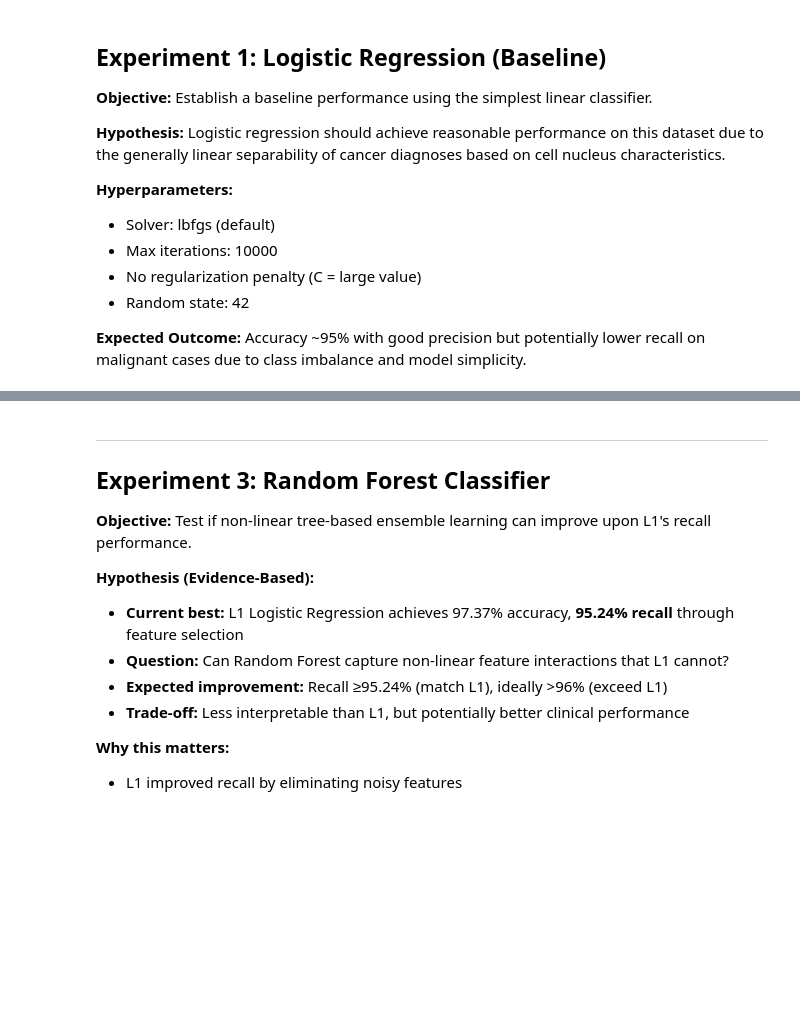
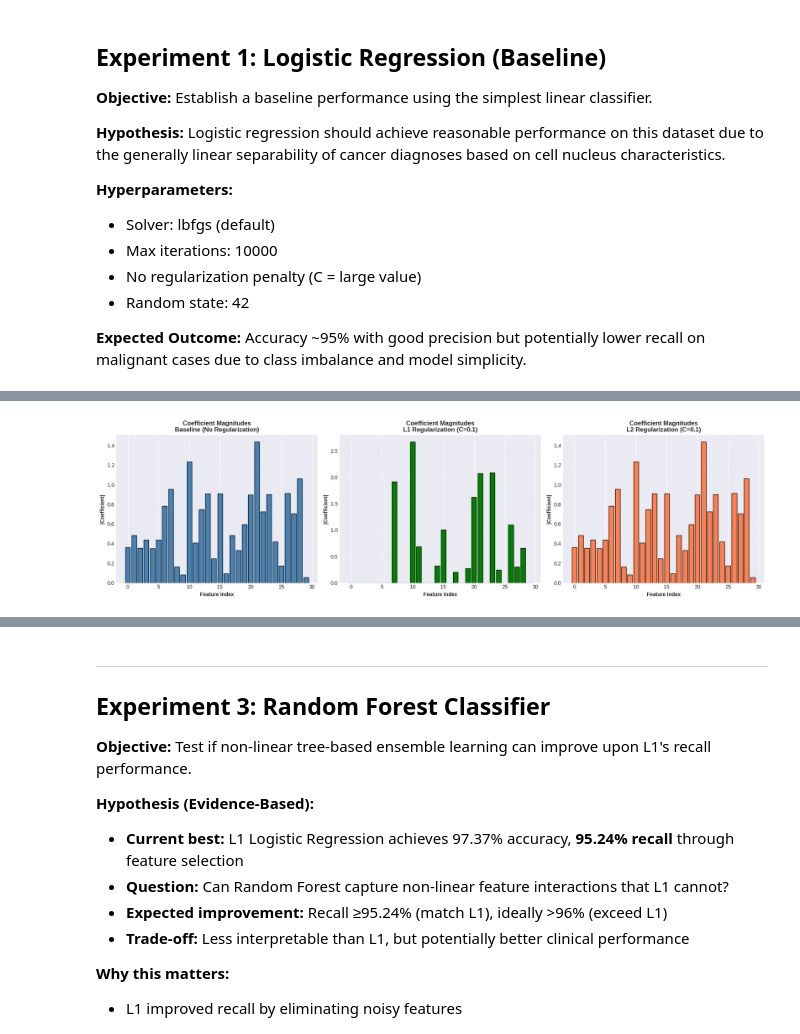
Before and after one commit to Elvis-Kayonga/Summative_Assignment-_Model_Training_Evaluation, a Jupyter notebook: breast_cancer_ml_dl_comparison.ipynb, the cells around one changed output, grey strips where cells are left out. Drawn from its saved outputs; the diff is of its cells as text; code cells hidden in the pictures; blank space fills up the shorter version.

```diff
--- a/breast_cancer_ml_dl_comparison.ipynb
+++ b/breast_cancer_ml_dl_comparison.ipynb
@@ -967,29 +1179,31 @@ joblib.dump(lr_l2, os.path.join(MODELS_DIR, 'exp2b_logistic_regression_l2.pkl'))
 # %%
 # Compare coefficient magnitudes
 fig, axes = plt.subplots(1, 3, figsize=(18, 5))
 
 # Baseline coefficients
 axes[0].bar(range(len(lr_baseline.coef_[0])), np.abs(lr_baseline.coef_[0]), color='steelblue', edgecolor='black')
 axes[0].set_title('Coefficient Magnitudes\nBaseline (No Regularization)', fontsize=12, fontweight='bold')
 axes[0].set_xlabel('Feature Index', fontsize=10, fontweight='bold')
 axes[0].set_ylabel('|Coefficient|', fontsize=10, fontweight='bold')
 axes[0].grid(axis='y', alpha=0.3)
 
 # L1 coefficients
 axes[1].bar(range(len(lr_l1.coef_[0])), np.abs(lr_l1.coef_[0]), color='green', edgecolor='black')
-axes[1].set_title('Coefficient Magnitudes\nL1 Regularization (C=1.0)', fontsize=12, fontweight='bold')
+axes[1].set_title('Coefficient Magnitudes\nL1 Regularization (C=0.1)', fontsize=12, fontweight='bold')
 axes[1].set_xlabel('Feature Index', fontsize=10, fontweight='bold')
 axes[1].set_ylabel('|Coefficient|', fontsize=10, fontweight='bold')
 axes[1].grid(axis='y', alpha=0.3)
 
 # L2 coefficients
 axes[2].bar(range(len(lr_l2.coef_[0])), np.abs(lr_l2.coef_[0]), color='coral', edgecolor='black')
-axes[2].set_title('Coefficient Magnitudes\nL2 Regularization (C=1.0)', fontsize=12, fontweight='bold')
+axes[2].set_title('Coefficient Magnitudes\nL2 Regularization (C=0.1)', fontsize=12, fontweight='bold')
 axes[2].set_xlabel('Feature Index', fontsize=10, fontweight='bold')
 axes[2].set_ylabel('|Coefficient|', fontsize=10, fontweight='bold')
 axes[2].grid(axis='y', alpha=0.3)
 
 plt.tight_layout()
 plt.savefig(os.path.join(FIGURES_DIR, 'exp2_coefficient_comparison.png'), dpi=300, bbox_inches='tight')
 plt.show()
+# %% [output]
+[figure, added]
 # %% [markdown]
```
Also changed, not shown: parts of 86 cells of this notebook.
